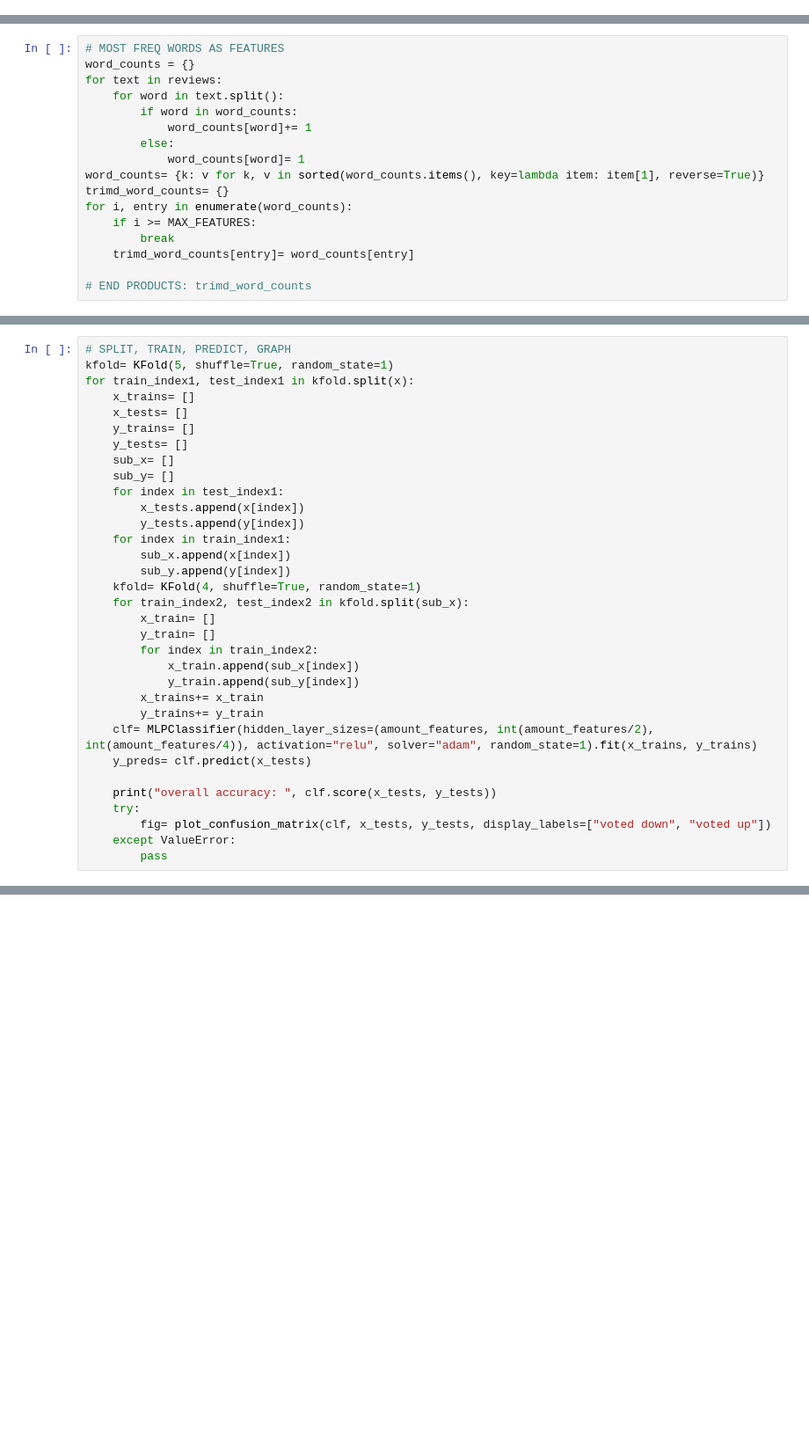
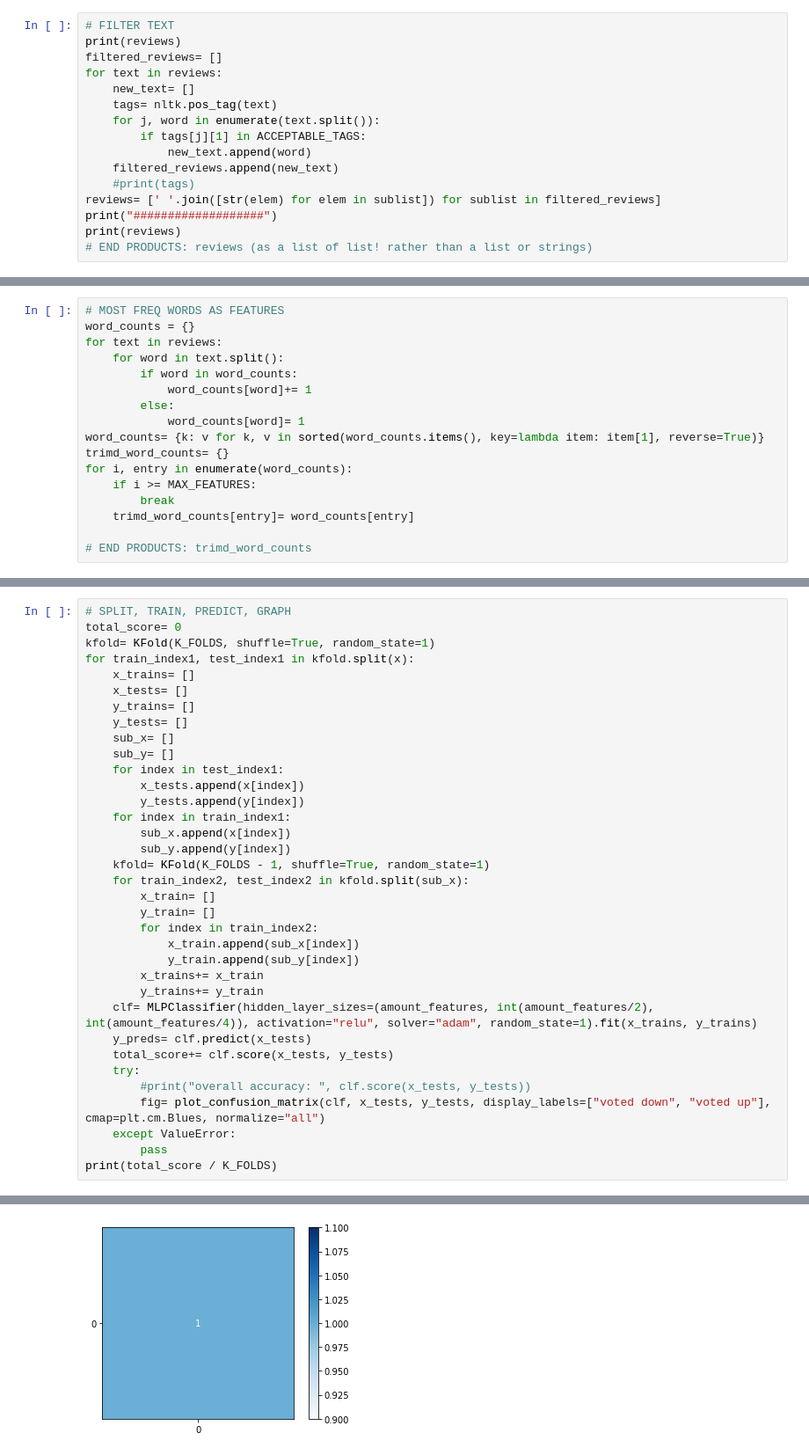
Before and after one commit to ConOLeary/Steam_review_sentiment, a Jupyter notebook: 2nd attempt/revised_og_approach.ipynb, the cells around one changed output, grey strips where cells are left out. Shown at 88% size. Saved outputs shown, nothing was run; the diff lists cells and outputs as text; blank space fills up the shorter version.

```diff
--- a/2nd attempt/revised_og_approach.ipynb
+++ b/2nd attempt/revised_og_approach.ipynb
@@ -40,3 +52,19 @@ with open ('reviews.json', 'rb') as f:
             break
 
 # END PRODUCTS: reviews, polarity, are_early
+# %%
+# FILTER TEXT
+print(reviews)
+filtered_reviews= []
+for text in reviews:
+    new_text= []
+    tags= nltk.pos_tag(text)
+    for j, word in enumerate(text.split()):
+        if tags[j][1] in ACCEPTABLE_TAGS:
+            new_text.append(word)
+    filtered_reviews.append(new_text)
+    #print(tags)
+reviews= [' '.join([str(elem) for elem in sublist]) for sublist in filtered_reviews]
+print("###################")
+print(reviews)
+# END PRODUCTS: reviews (as a list of list! rather than a list or strings)
@@ -126,6 +132,7 @@ NotebookApp.rate_limit_window=3.0 (secs)
 # %%
 # SPLIT, TRAIN, PREDICT, GRAPH
-kfold= KFold(5, shuffle=True, random_state=1)
+total_score= 0
+kfold= KFold(K_FOLDS, shuffle=True, random_state=1)
 for train_index1, test_index1 in kfold.split(x):
     x_trains= []
     x_tests= []
@@ -139,7 +146,7 @@ for train_index1, test_index1 in kfold.split(x):
     for index in train_index1:
         sub_x.append(x[index])
         sub_y.append(y[index])
-    kfold= KFold(4, shuffle=True, random_state=1)
+    kfold= KFold(K_FOLDS - 1, shuffle=True, random_state=1)
     for train_index2, test_index2 in kfold.split(sub_x):
         x_train= []
         y_train= []
@@ -150,9 +157,11 @@ for train_index1, test_index1 in kfold.split(x):
         y_trains+= y_train
     clf= MLPClassifier(hidden_layer_sizes=(amount_features, int(amount_features/2), int(amount_features/4)), activation="relu", solver="adam", random_state=1).fit(x_trains, y_trains)
     y_preds= clf.predict(x_tests)
-
-    print("overall accuracy: ", clf.score(x_tests, y_tests))
+    total_score+= clf.score(x_tests, y_tests)
     try:
-        fig= plot_confusion_matrix(clf, x_tests, y_tests, display_labels=["voted down", "voted up"])
+        #print("overall accuracy: ", clf.score(x_tests, y_tests))
+        fig= plot_confusion_matrix(clf, x_tests, y_tests, display_labels=["voted down", "voted up"], cmap=plt.cm.Blues, normalize="all")
     except ValueError:
         pass
+print(total_score / K_FOLDS)
+# %% [output]
@@ -158,0 +169 @@ for train_index1, test_index1 in kfold.split(x):
+[figure, added]
```
Also changed, not shown: parts of 5 cells of this notebook, 1 other file.
